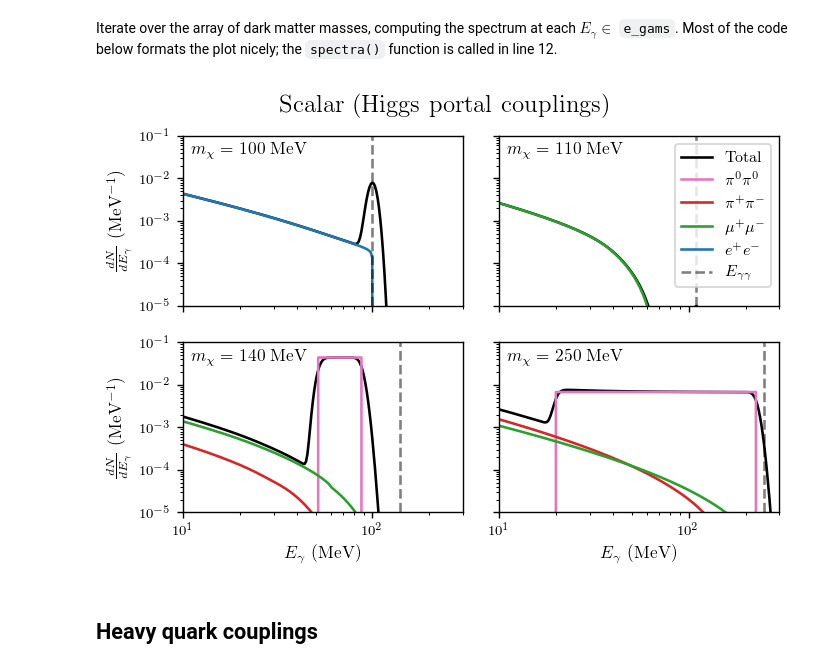
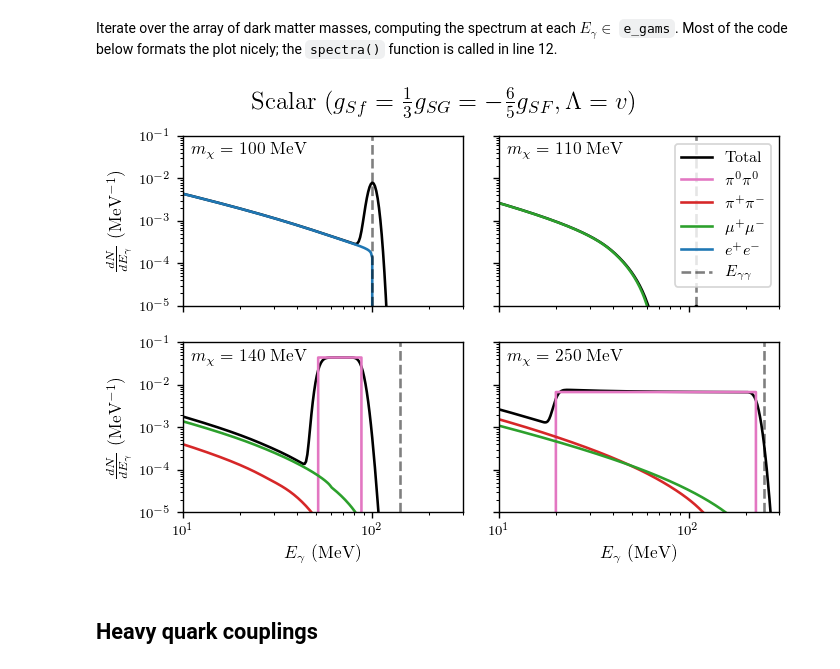
Before and after one commit to LoganAMorrison/Hazma, a Jupyter notebook: tutorials/scalar_mediator_spectra.ipynb, the cells around one changed output. Cells and saved outputs as stored; diff of their text form; code cells hidden in the pictures.

```diff
--- a/tutorials/scalar_mediator_spectra.ipynb
+++ b/tutorials/scalar_mediator_spectra.ipynb
@@ -75,35 +75,35 @@ while not it.finished:
     plt.ylim(1e-5, 1e-1)
 
     # Only draw the legend for the first subplot
     if idx == 1:
         plt.legend(loc="best")
 
     # Only show ticks and axis labels for subplots on the left and bottom
     if row_idx != n_subplot_rows - 1:
         plt.tick_params(labelbottom="off")
     else:
         plt.xlabel(r"$E_\gamma$ (MeV)")
     if col_idx % n_subplot_cols != 0:
         plt.tick_params(labelleft="off")
     else:
         plt.ylabel(r"$\frac{dN}{dE_\gamma}$ (MeV$^{-1}$)")
 
     # Label subplot with dark matter mass
     plt.text(1.1e1, 3.3e-2, r"$m_\chi = %0.f$ MeV" % sm.mx,
              fontsize=10)
 
     it.iternext()
 
 # handles, labels = plt.gca().get_legend_handles_labels()
 # lgd = plt.figlegend(handles, labels, loc="lower center",
 #                     ncol=6, bbox_to_anchor=(0.5, -0.025))
 
-plt.suptitle(r"Scalar (Higgs portal couplings)")
+plt.suptitle(r"Scalar ($g_{Sf} = \frac{1}{3} g_{SG} = -\frac{6}{5} g_{SF}, \Lambda = v$)")
 
 plt.tight_layout(rect=[0, 0, 1, 0.95])  # remove some of the space between plots
 plt.savefig("figures/scalar_spectra_higgs_portal.pdf")
 # %% [output]
-[figure, old version]
+[figure, new version]
 # %% [markdown]
 ## Heavy quark couplings
 # %% [markdown]
```
Also changed, not shown: parts of 12 cells of this notebook, 36 other files.
